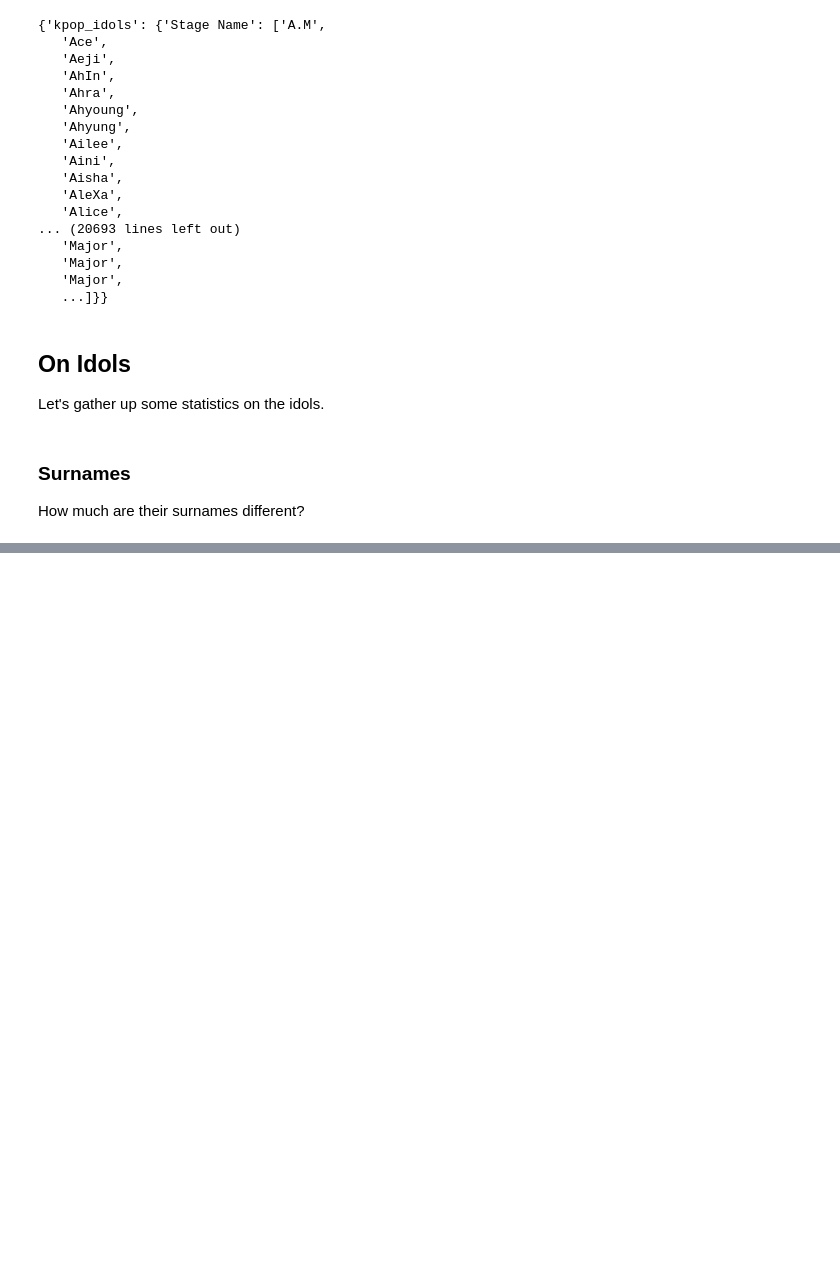
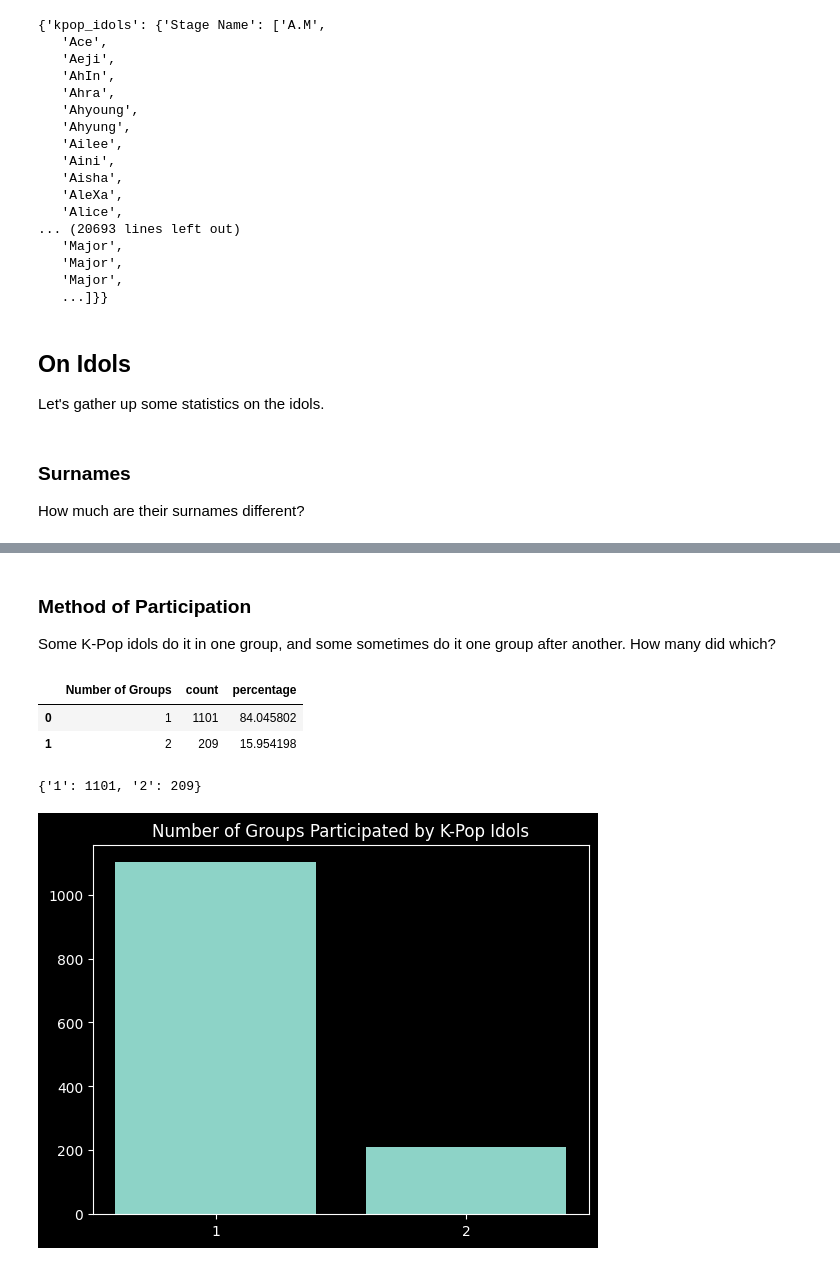
Before and after one commit to buzz-lightsnack-2007/analyzing-KPop, a Jupyter notebook: main.IPyNB, the cells around one changed output, grey strips where cells are left out. Cells and saved outputs as stored; diff of their text form; code cells hidden in the pictures; blank space fills up the shorter version.

```diff
--- a/main.IPyNB
+++ b/main.IPyNB
@@ -336,0 +391,49 @@ findfont: Font family 'Noto Sans KR' not found.
+# %% [markdown]
+### Method of Participation
+Some K-Pop idols do it in one group, and some sometimes do it one group after another. How many did which?
+# %%
+def analyze_idol_group(dataset: dict):
+	"""
+		Analyze how many k-pop idols joined no, one, or two groups.
+
+		Parameters:
+			dataset: (dict) the dataset containing groupings.
+		Returns: none
+	"""
+
+	# Generate the placeholder for the membership participation count.
+	idol_group_count_raw = []
+
+	# Populate the list of membership participation per idol in the entry.
+	idol_group_main = dataset['Group']
+	idol_group_secondary = dataset['Other Group']
+
+	# Find out how many groups.
+	for idol_index in range(len(dataset['Korean Name'])):
+		idol_group_status = ['str' in str(type(sector)) for sector in [idol_group_main[idol_index], idol_group_secondary[idol_index]]]
+
+		# Count it up.
+		idol_group_count_participation = (list(collections.Counter(idol_group_status).values()))[0]
+
+		# Add to list.
+		idol_group_count_raw.append(int(idol_group_count_participation))
+
+	# Convert to proper data.
+	idol_group_count_raw = count_unique(idol_group_count_raw, 'Number of Groups')
+	idol_group_count = {}
+	for idol_group_number in idol_group_count_raw.keys():
+		idol_group_count[str(idol_group_number)] = idol_group_count_raw[idol_group_number]
+
+	# Display the results.
+	output_display(idol_group_count)
+
+	# Generate the graph.
+	graph_create('bar', True, 'Number of Groups Participated by K-Pop Idols', idol_group_count.keys(), idol_group_count.values())
+
+analyze_idol_group(database['kpop_idols'])
+# %% [output]
+|  | Number of Groups | count | percentage |
+| 0 | 1 | 1101 | 84.045802 |
+| 1 | 2 | 209 | 15.954198 |
+{'1': 1101, '2': 209}
+[figure, added]
```
Also changed, not shown: parts of 6 cells of this notebook.
